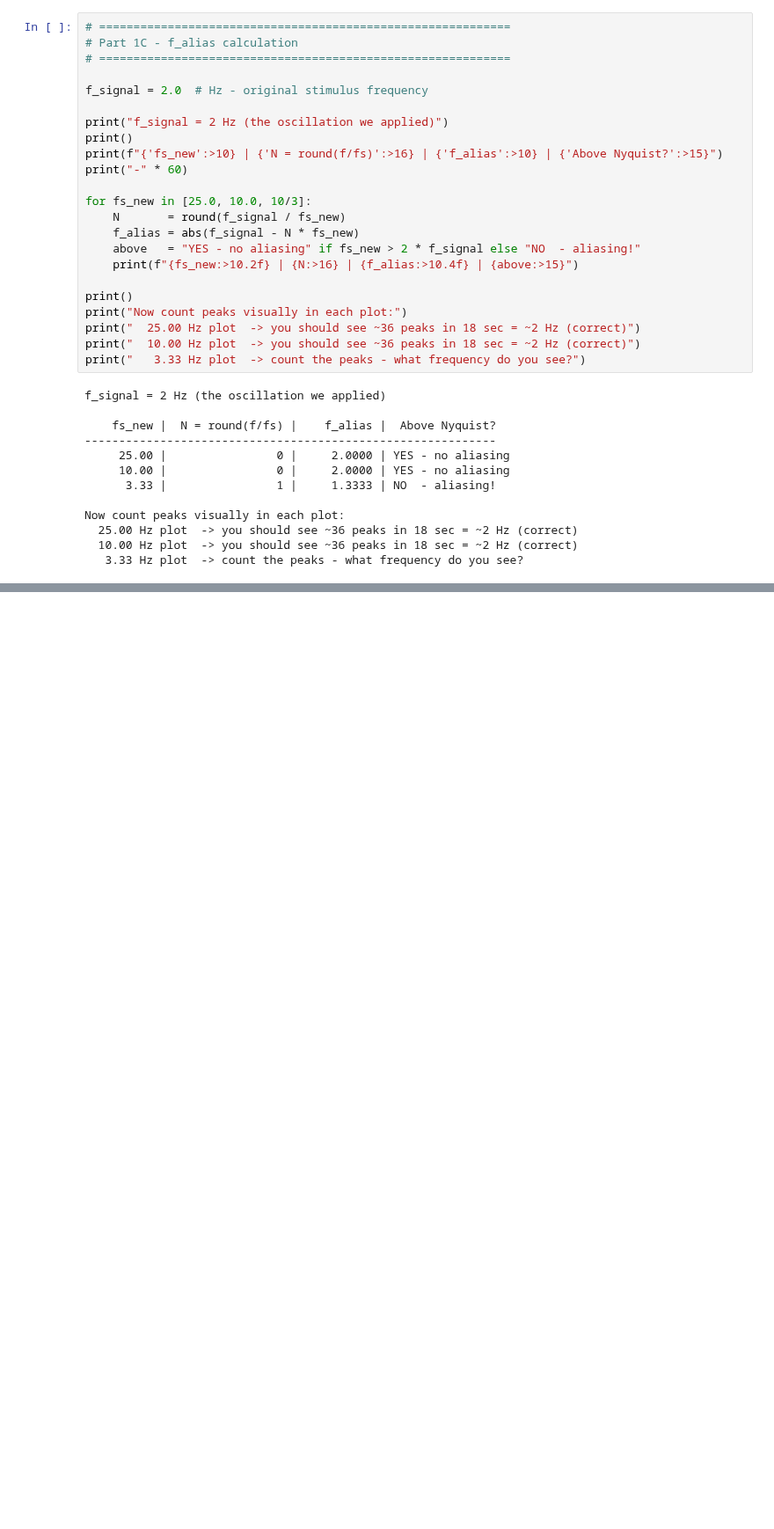
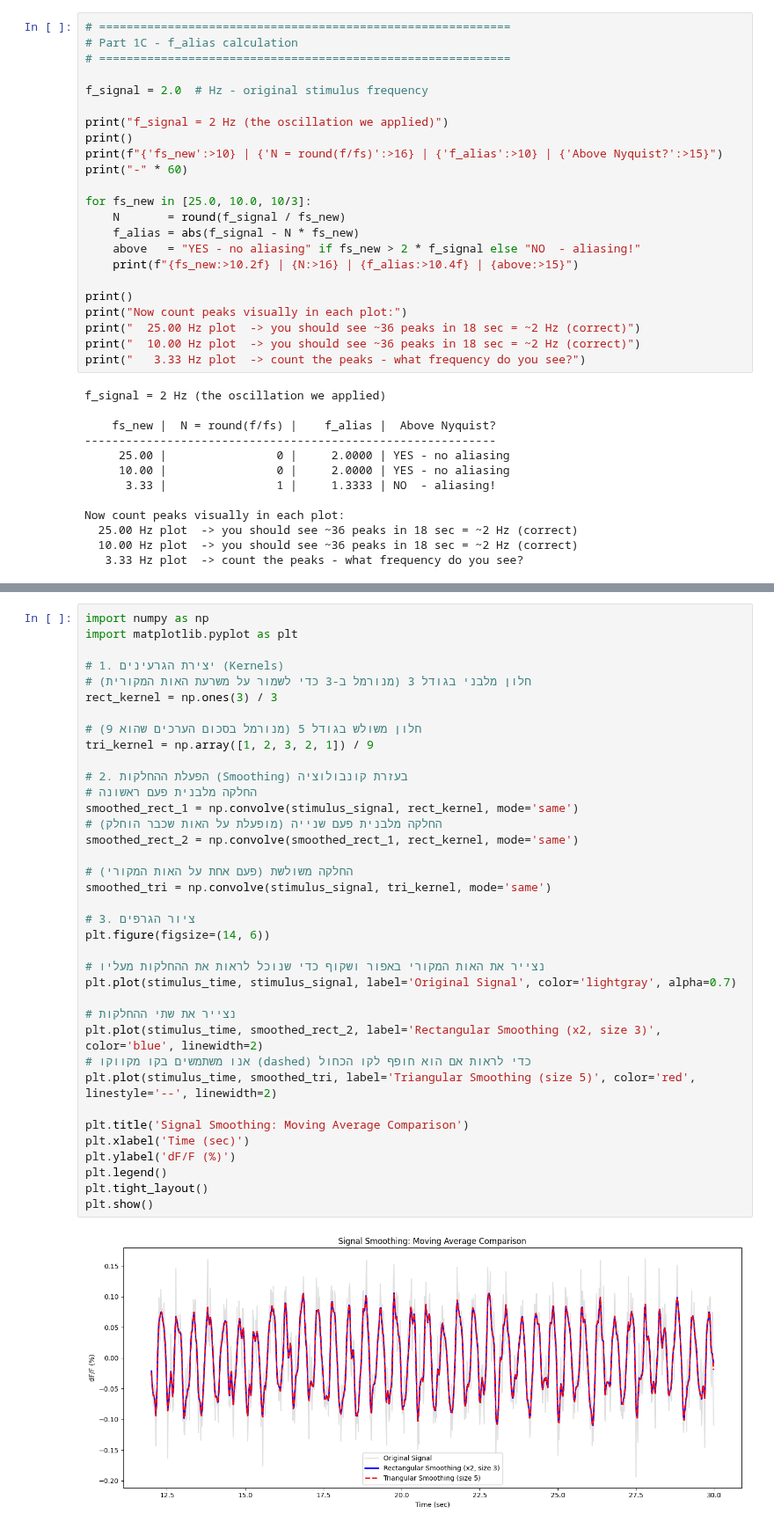
Before and after one commit to Royc4515/Project1_SignalProcessing, a Jupyter notebook: Project1_SignalProcessing.ipynb, the cells around one changed output, grey strips where cells are left out. Shown at 88% size. Drawn from its saved outputs; the diff is of its cells as text; blank space fills up the shorter version.

```diff
--- a/Project1_SignalProcessing.ipynb
+++ b/Project1_SignalProcessing.ipynb
@@ -184,0 +346,39 @@ plt.show()
+# %%
+import numpy as np
+import matplotlib.pyplot as plt
+
+# 1. יצירת הגרעינים (Kernels)
+# חלון מלבני בגודל 3 (מנורמל ב-3 כדי לשמור על משרעת האות המקורית)
+rect_kernel = np.ones(3) / 3
+
+# חלון משולש בגודל 5 (מנורמל בסכום הערכים שהוא 9)
+tri_kernel = np.array([1, 2, 3, 2, 1]) / 9
+
+# 2. הפעלת ההחלקות (Smoothing) בעזרת קונבולוציה
+# החלקה מלבנית פעם ראשונה
+smoothed_rect_1 = np.convolve(stimulus_signal, rect_kernel, mode='same')
+# החלקה מלבנית פעם שנייה (מופעלת על האות שכבר הוחלק)
+smoothed_rect_2 = np.convolve(smoothed_rect_1, rect_kernel, mode='same')
+
+# החלקה משולשת (פעם אחת על האות המקורי)
+smoothed_tri = np.convolve(stimulus_signal, tri_kernel, mode='same')
+
+# 3. ציור הגרפים
+plt.figure(figsize=(14, 6))
+
+# נצייר את האות המקורי באפור ושקוף כדי שנוכל לראות את ההחלקות מעליו
+plt.plot(stimulus_time, stimulus_signal, label='Original Signal', color='lightgray', alpha=0.7)
+
+# נצייר את שתי ההחלקות
+plt.plot(stimulus_time, smoothed_rect_2, label='Rectangular Smoothing (x2, size 3)', color='blue', linewidth=2)
+# אנו משתמשים בקו מקווקו (dashed) כדי לראות אם הוא חופף לקו הכחול
+plt.plot(stimulus_time, smoothed_tri, label='Triangular Smoothing (size 5)', color='red', linestyle='--', linewidth=2)
+
+plt.title('Signal Smoothing: Moving Average Comparison')
+plt.xlabel('Time (sec)')
+plt.ylabel('dF/F (%)')
+plt.legend()
+plt.tight_layout()
+plt.show()
+# %% [output]
+[figure, added]
```
Also changed, not shown: parts of 10 cells of this notebook.
